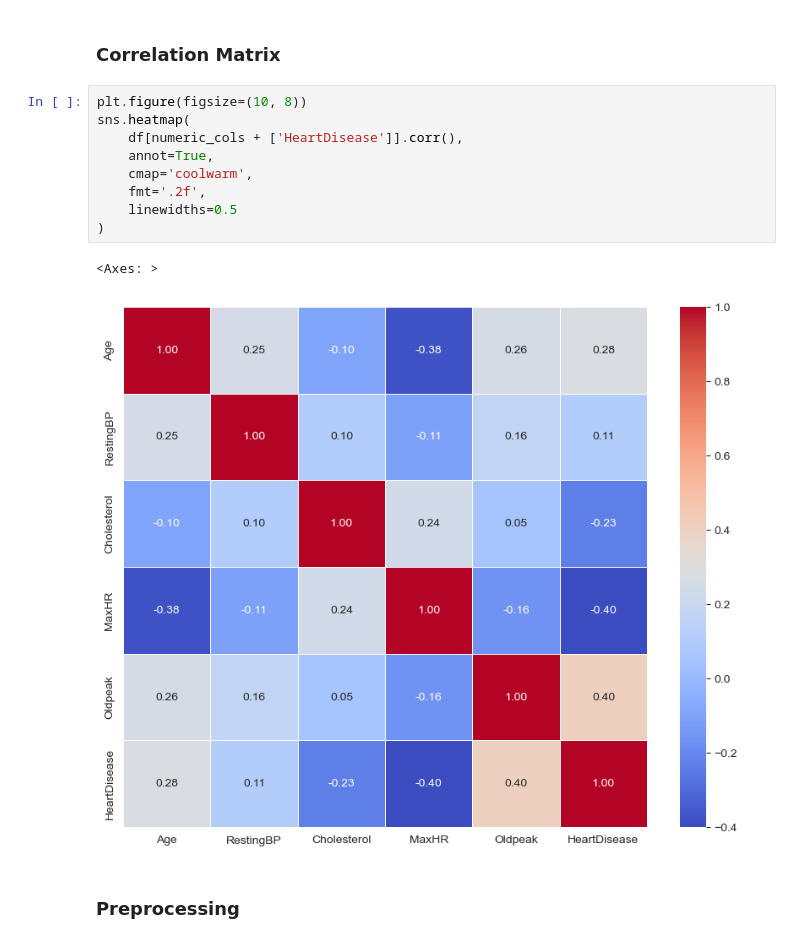
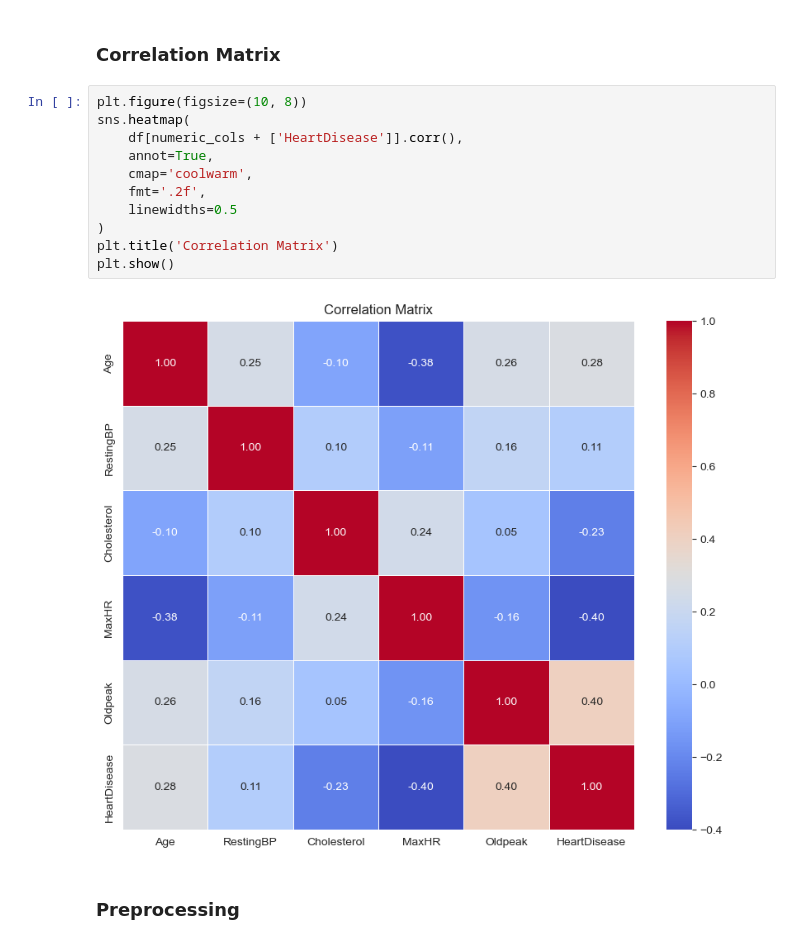
Before and after one commit to eharshit/heart-disease-prediction-failure-analysis, a Jupyter notebook: Heart disease prediction.ipynb, the cells around one changed output. Saved outputs shown, nothing was run; the diff lists cells and outputs as text.

Commit message:
Correlation matrix fix

```diff
--- a/Heart disease prediction.ipynb
+++ b/Heart disease prediction.ipynb
@@ -156,15 +156,16 @@ plt.show()
 # %%
 plt.figure(figsize=(10, 8))
 sns.heatmap(
     df[numeric_cols + ['HeartDisease']].corr(),
     annot=True,
     cmap='coolwarm',
     fmt='.2f',
     linewidths=0.5
 )
+plt.title('Correlation Matrix')
+plt.show()
 # %% [output]
-<Axes: >
-[figure, old version]
+[figure, new version]
 # %% [markdown]
 ### Preprocessing
 # %%
```
